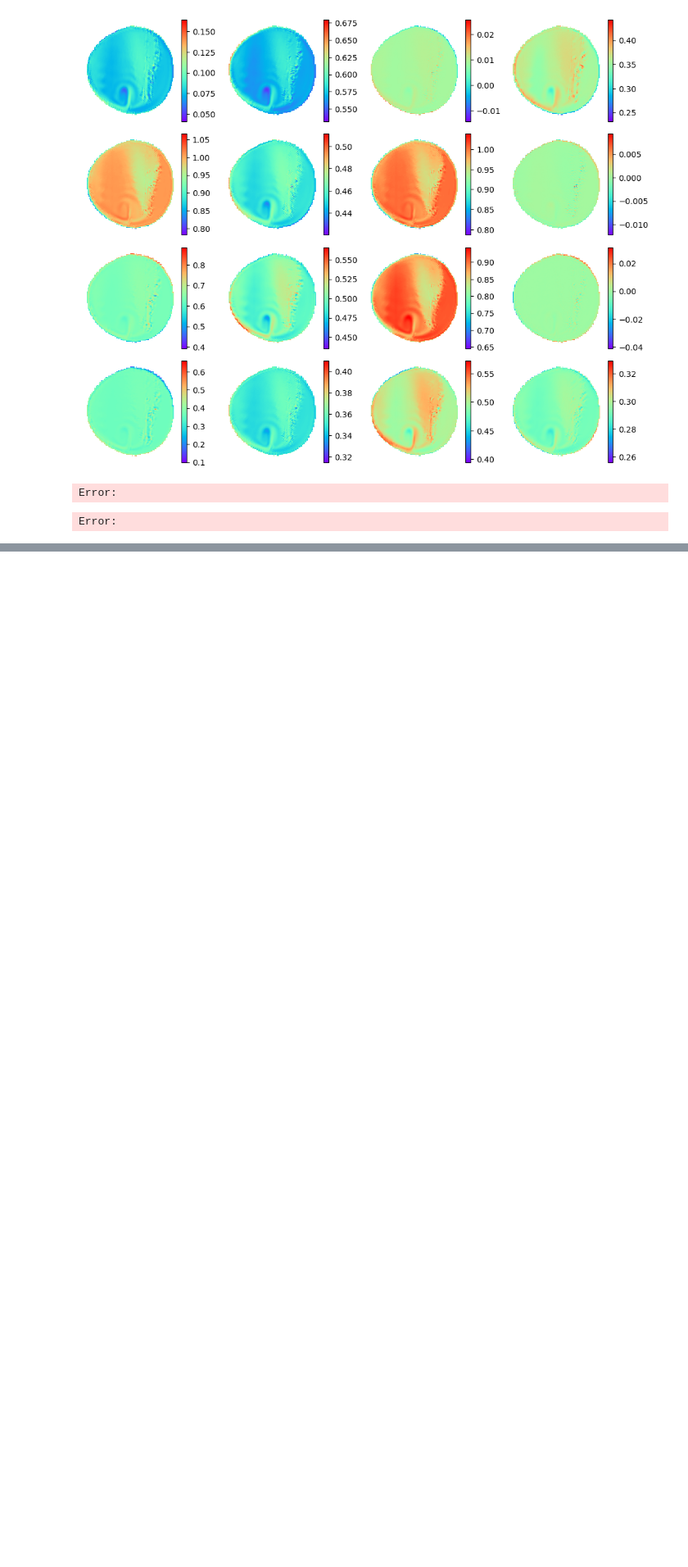
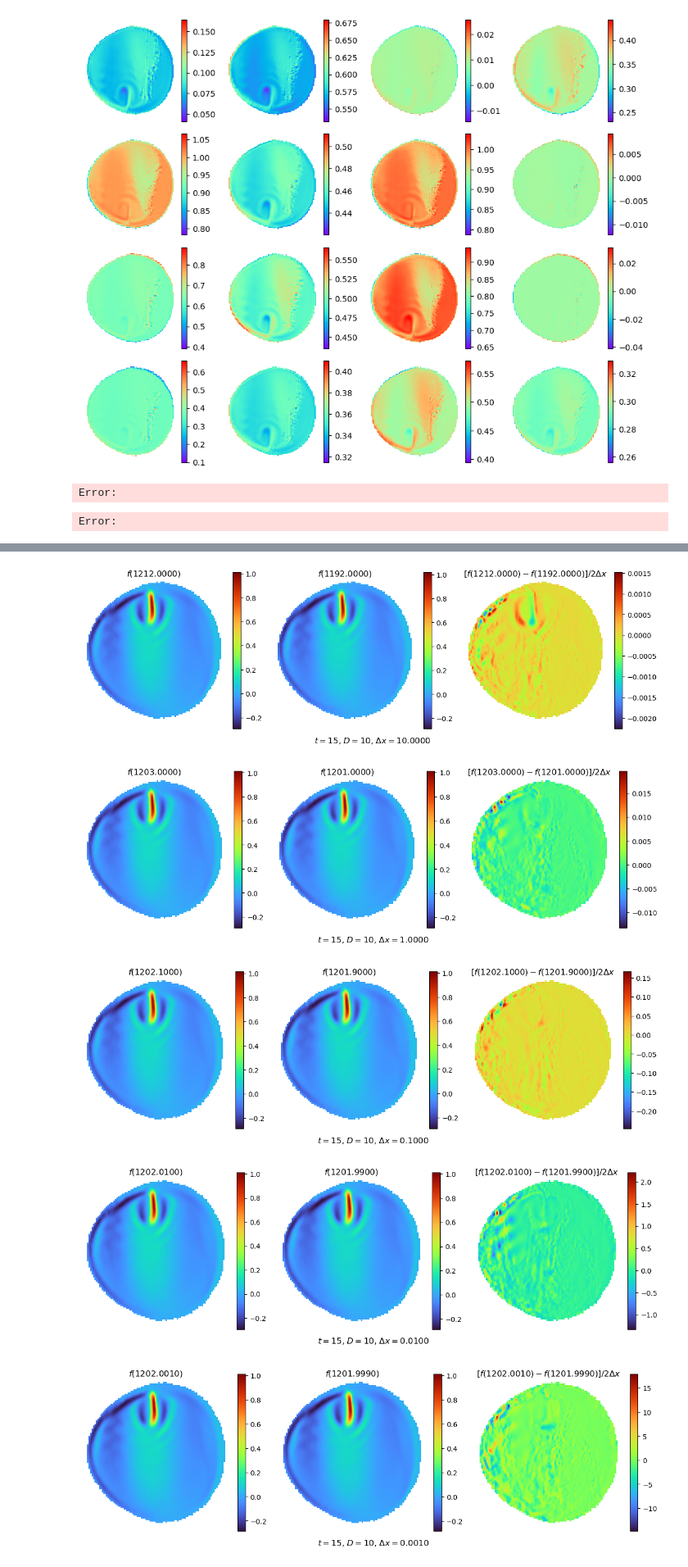
Before and after one commit to iamyixuan/DeepAdjoint, a Jupyter notebook: notebooks/SOMA.ipynb, the cells around one changed output, grey strips where cells are left out. Shown at 82% size. Drawn from its saved outputs; the diff is of its cells as text; code cells hidden in the pictures; blank space fills up the shorter version.

Commit message:
data range normalization and refactored data loader

```diff
--- a/notebooks/SOMA.ipynb
+++ b/notebooks/SOMA.ipynb
@@ -80,7 +80,7 @@ def plot_progression(data, name='Redi'):
         ax.set_box_aspect(1)
         ax.axis('off')
         if name is not None:
-            ax.set_title(r'${}={:.2e}$'.format(name, gm))
+            ax.set_title(r'${\kappa_{}}={:.2e}$'.format(name, gm))
         else:
             ax.set_title(r'$t={}$'.format(i*batch_size))
     cbar_ax = fig.add_axes([0.15, -0.05, 0.7, 0.05])
@@ -90,7 +90,7 @@ def plot_progression(data, name='Redi'):
 # %%
 # Load the data set
 
-data = h5py.File('/pscratch/sd/y/yixuans/datatset/SOMA/thedataset-cvmix-2.hdf5', 'r')
+data = h5py.File('/pscratch/sd/y/yixuans/datatset/SOMA/thedataset-GM.hdf5', 'r')
 print(data.keys())
 print(len(data.keys()))
 # %% [output]
@@ -174,7 +193,7 @@ d = d[29]
 print(d.shape)
 
 
-fig  = plot_progression(d, 'cvmix')
+fig  = plot_progression(d, 'GM')
 
-fig.savefig('../eval_plots/cvmix_progression_temperature.pdf', format='pdf', bbox_inches='tight')
+fig.savefig('../eval_plots/gm_progression_temperature.pdf', format='pdf', bbox_inches='tight')
 # %% [output]
@@ -305,0 +293,58 @@ plt.show()
+# %%
+import h5py
+import numpy as np
+import matplotlib.pyplot as plt
+
+# var_names = ['LayerThickness', 'Salinity', 'Temperature', 'ZonalVelocity', 'MeridionalVelociy']
+names = ['x10.0', 'x1.0', 'x0.1', 'x0.01', 'x0.001', 'x0.0001', 'x0.0001-3']
+difference = []
+approx_d = []
+stateValues = []
+for name in names:
+    data_path =  f'/pscratch/sd/y/yixuans/datatset/GM_FD/thedataset-GM_FD_{name}.hdf5'
+    data = h5py.File(data_path, 'r')
+    f_p = data['forward_1'][...]
+    f_m = data['forward_2'][...]
+
+    GM_p = f_p[15, 10, 50, 50, -1]
+    GM_m = f_m[15, 10, 50, 50, -1]
+    mask = f_p > 1e16
+    mask2= f_p < -1e16
+    mask = np.logical_or(mask, mask2)
+
+    f_p[mask] = np.nan
+    f_m[mask] = np.nan
+
+    var_idx = [3, 6, 10, 14, 15]
+    var_idx_in = var_idx + [-1]
+    # print('Parameter value is {}'.format(f_p[...,var_idx_in]))
+
+    f_p = np.transpose(f_p, axes=[4, 0, 1, 2, 3])[var_idx_in][4, 15, 10, ...] # specify the 2D field
+    f_m = np.transpose(f_m, axes=[4, 0, 1, 2, 3])[var_idx_in][4, 15, 10, ...]
+    d_f = (f_p - f_m) / (GM_p - GM_m)
+    stateValues.append(f_p)
+    difference.append((f_p - f_m))
+    approx_d.append((f_p - f_m)/(GM_p - GM_m))
+    fig, ax = plt.subplots(1, 3, figsize=(12, 3.5))
+
+    im=ax[0].imshow(f_p.T, cmap='turbo')
+    ax[0].set_title(rf'$f({GM_p:.4f})$')
+    plt.colorbar(im, ax=ax[0])
+    im2=ax[1].imshow(f_m.T, cmap='turbo')
+    ax[1].set_title(rf'$f({GM_m:.4f})$')
+    plt.colorbar(im2, ax=ax[1])
+    im3=ax[2].imshow(d_f.T, cmap='turbo')
+    ax[2].set_title(rf'$[f({GM_p:.4f}) - f({GM_m:.4f})] / 2\Delta x$')
+    plt.colorbar(im3, ax=ax[2])
+    # print(f_p[-1, 0, 40, 50, 50].T)
+    for a in ax:
+        a.axis('off')
+    plt.tight_layout()
+    plt.suptitle(rf'$t=15$, $D = 10$, $\Delta x = {(GM_p - GM_m)/2:.4f}$', y=0)
+    plt.show()
+# %% [output]
+[figure, added]
+[figure, added]
+[figure, added]
+[figure, added]
+[figure, added]
```
Also changed, not shown: parts of 9 cells of this notebook, 11 other files.
